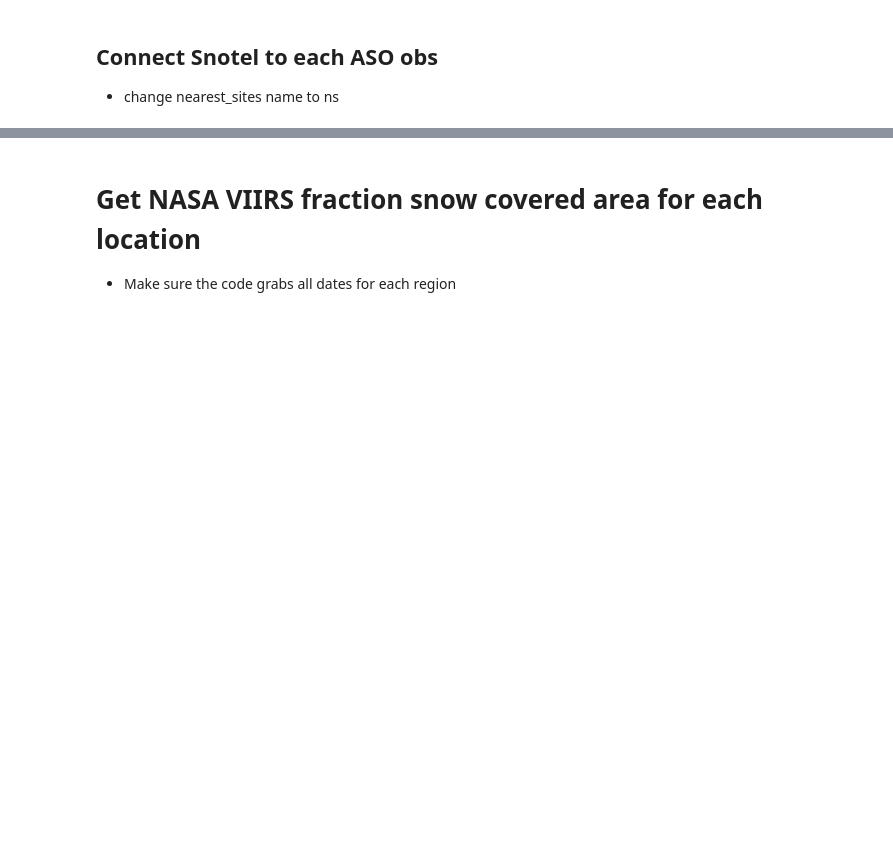
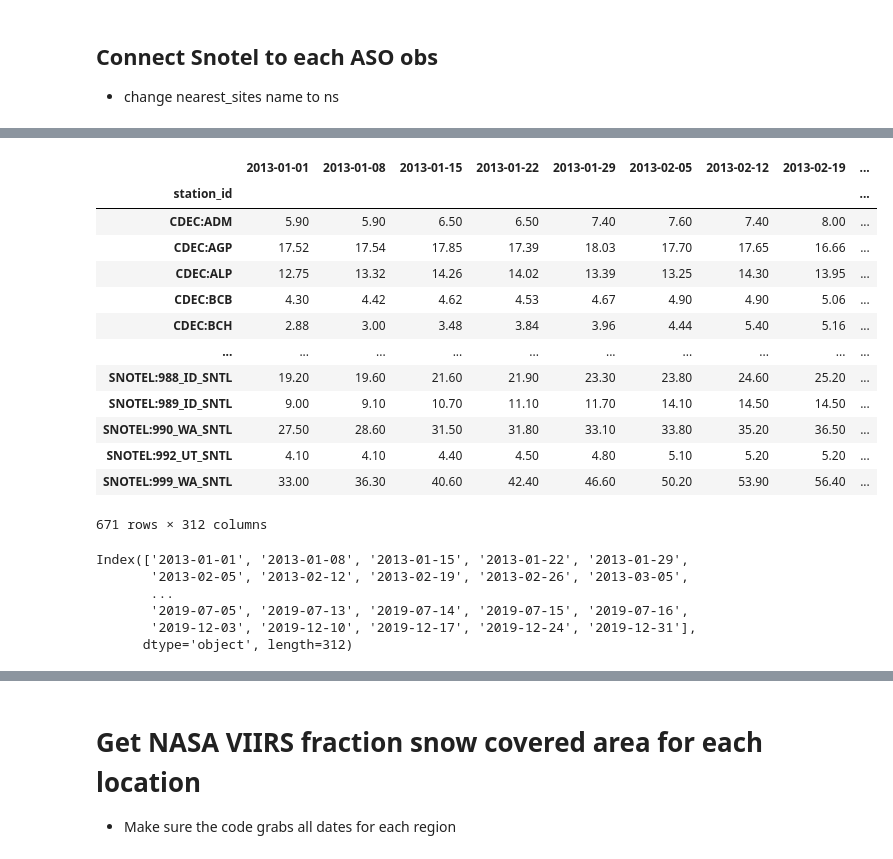
Before and after one commit to whitelightning450/SWEMLv2.0, a Jupyter notebook: Dataprocessing/DataProcessing_PipelineModularized.ipynb, the cells around one changed output, grey strips where cells are left out. Drawn from its saved outputs; the diff is of its cells as text; code cells hidden in the pictures; blank space fills up the shorter version.

```diff
--- a/Dataprocessing/DataProcessing_PipelineModularized.ipynb
+++ b/Dataprocessing/DataProcessing_PipelineModularized.ipynb
@@ -291,0 +282,33 @@ ValueError: cannot reindex on an axis with duplicate labels
+# %%
+import pandas as pd
+
+snotel_path = f"{HOME}/SWEMLv2.0/data/SNOTEL_Data/"
+Snotelobs_path = f"{snotel_path}ground_measures.parquet"
+#Snotelobs_path = f"{snotel_path}ground_measures_dp.parquet"
+snotel_data = pd.read_parquet(Snotelobs_path)
+snotel_data
+# %% [output]
+|  | 2013-01-01 | 2013-01-08 | 2013-01-15 | 2013-01-22 | 2013-01-29 | 2013-02-05 | 2013-02-12 | 2013-02-19 | ... |
+| station_id |  |  |  |  |  |  |  |  | ... |
+| CDEC:ADM | 5.90 | 5.90 | 6.50 | 6.50 | 7.40 | 7.60 | 7.40 | 8.00 | ... |
+| CDEC:AGP | 17.52 | 17.54 | 17.85 | 17.39 | 18.03 | 17.70 | 17.65 | 16.66 | ... |
+| CDEC:ALP | 12.75 | 13.32 | 14.26 | 14.02 | 13.39 | 13.25 | 14.30 | 13.95 | ... |
+| CDEC:BCB | 4.30 | 4.42 | 4.62 | 4.53 | 4.67 | 4.90 | 4.90 | 5.06 | ... |
+| CDEC:BCH | 2.88 | 3.00 | 3.48 | 3.84 | 3.96 | 4.44 | 5.40 | 5.16 | ... |
+| ... | ... | ... | ... | ... | ... | ... | ... | ... | ... |
+| SNOTEL:988_ID_SNTL | 19.20 | 19.60 | 21.60 | 21.90 | 23.30 | 23.80 | 24.60 | 25.20 | ... |
+| SNOTEL:989_ID_SNTL | 9.00 | 9.10 | 10.70 | 11.10 | 11.70 | 14.10 | 14.50 | 14.50 | ... |
+| SNOTEL:990_WA_SNTL | 27.50 | 28.60 | 31.50 | 31.80 | 33.10 | 33.80 | 35.20 | 36.50 | ... |
+| SNOTEL:992_UT_SNTL | 4.10 | 4.10 | 4.40 | 4.50 | 4.80 | 5.10 | 5.20 | 5.20 | ... |
+| SNOTEL:999_WA_SNTL | 33.00 | 36.30 | 40.60 | 42.40 | 46.60 | 50.20 | 53.90 | 56.40 | ... |
+671 rows × 312 columns
+# %%
+cols = snotel_data.columns
+cols
+# %% [output]
+Index(['2013-01-01', '2013-01-08', '2013-01-15', '2013-01-22', '2013-01-29',
+       '2013-02-05', '2013-02-12', '2013-02-19', '2013-02-26', '2013-03-05',
+       ...
+       '2019-07-05', '2019-07-13', '2019-07-14', '2019-07-15', '2019-07-16',
+       '2019-12-03', '2019-12-10', '2019-12-17', '2019-12-24', '2019-12-31'],
+      dtype='object', length=312)
```
Also changed, not shown: parts of 3 cells of this notebook, 1 other file.
